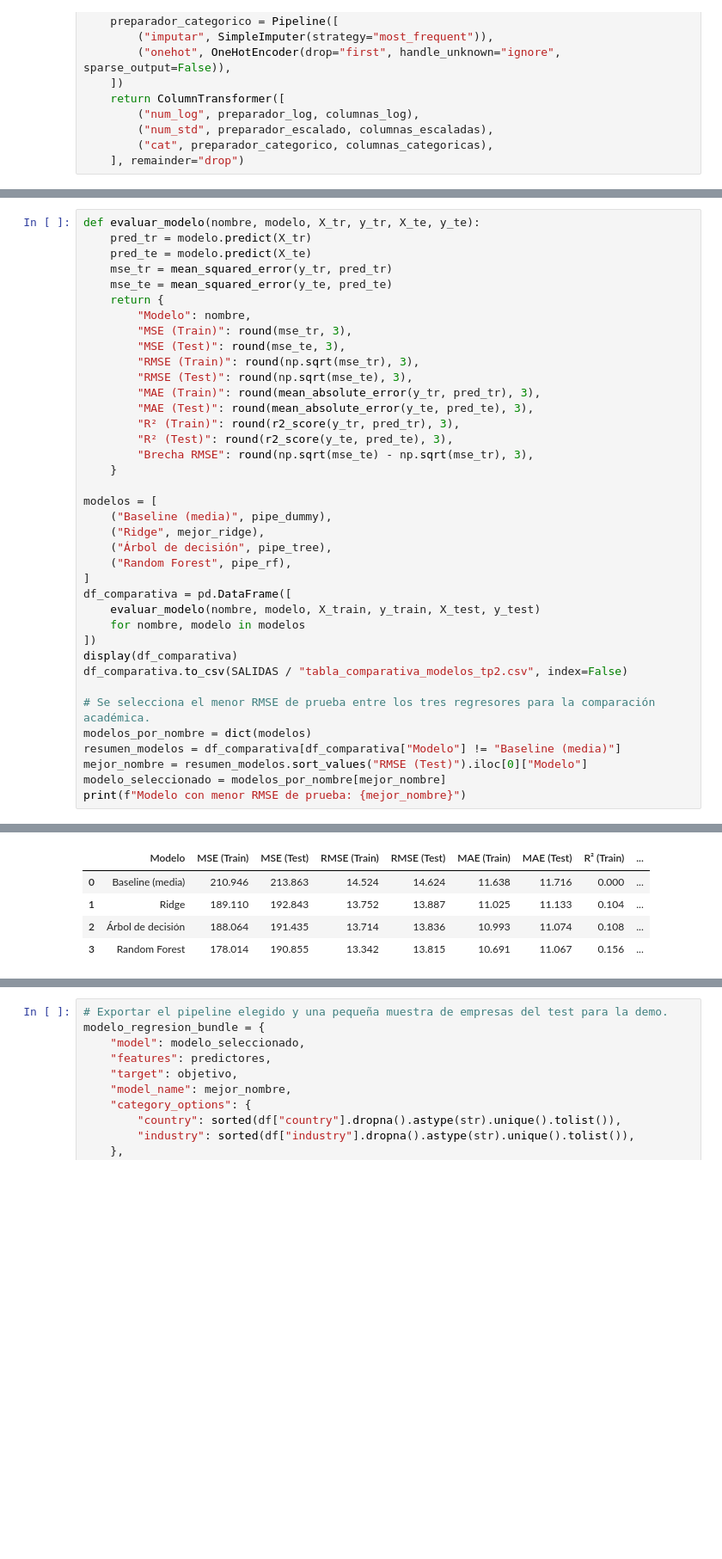
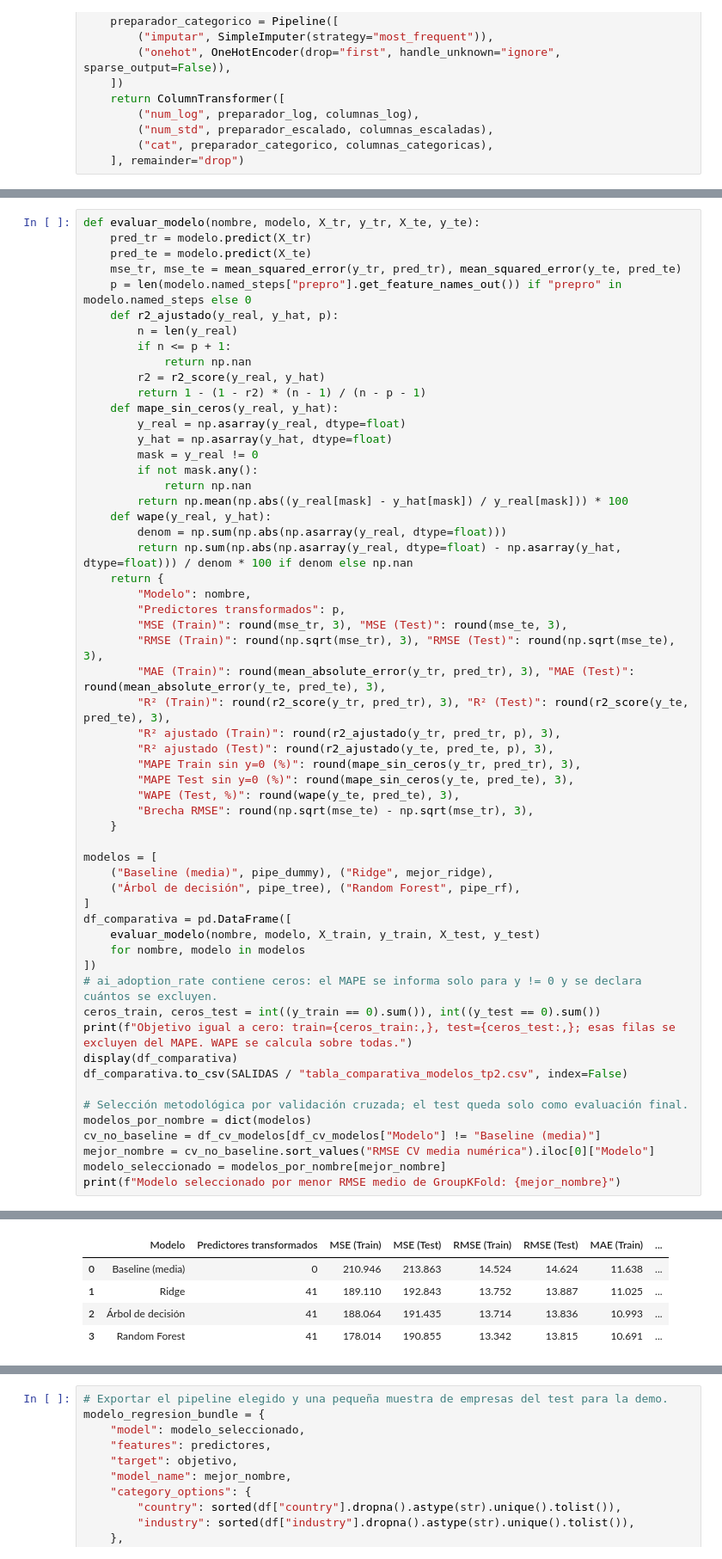
Before and after one commit to TaniaGorosito/aa-2026-entorno, a Jupyter notebook: proyecto_equipo/notebooks/05_regresion.ipynb, the cells around one changed output, grey strips where cells are left out. Shown at 86% size. Cells and saved outputs as stored; diff of their text form; blank space fills up the shorter version.

```diff
--- a/proyecto_equipo/notebooks/05_regresion.ipynb
+++ b/proyecto_equipo/notebooks/05_regresion.ipynb
@@ -140,38 +203,57 @@ Ridge, árbol de decisión y Random Forest entrenados.
 def evaluar_modelo(nombre, modelo, X_tr, y_tr, X_te, y_te):
     pred_tr = modelo.predict(X_tr)
     pred_te = modelo.predict(X_te)
-    mse_tr = mean_squared_error(y_tr, pred_tr)
-    mse_te = mean_squared_error(y_te, pred_te)
+    mse_tr, mse_te = mean_squared_error(y_tr, pred_tr), mean_squared_error(y_te, pred_te)
+    p = len(modelo.named_steps["prepro"].get_feature_names_out()) if "prepro" in modelo.named_steps else 0
+    def r2_ajustado(y_real, y_hat, p):
+        n = len(y_real)
+        if n <= p + 1:
+            return np.nan
+        r2 = r2_score(y_real, y_hat)
+        return 1 - (1 - r2) * (n - 1) / (n - p - 1)
+    def mape_sin_ceros(y_real, y_hat):
+        y_real = np.asarray(y_real, dtype=float)
+        y_hat = np.asarray(y_hat, dtype=float)
+        mask = y_real != 0
+        if not mask.any():
+            return np.nan
+        return np.mean(np.abs((y_real[mask] - y_hat[mask]) / y_real[mask])) * 100
+    def wape(y_real, y_hat):
+        denom = np.sum(np.abs(np.asarray(y_real, dtype=float)))
+        return np.sum(np.abs(np.asarray(y_real, dtype=float) - np.asarray(y_hat, dtype=float))) / denom * 100 if denom else np.nan
     return {
         "Modelo": nombre,
-        "MSE (Train)": round(mse_tr, 3),
-        "MSE (Test)": round(mse_te, 3),
-        "RMSE (Train)": round(np.sqrt(mse_tr), 3),
-        "RMSE (Test)": round(np.sqrt(mse_te), 3),
-        "MAE (Train)": round(mean_absolute_error(y_tr, pred_tr), 3),
-        "MAE (Test)": round(mean_absolute_error(y_te, pred_te), 3),
-        "R² (Train)": round(r2_score(y_tr, pred_tr), 3),
-        "R² (Test)": round(r2_score(y_te, pred_te), 3),
+        "Predictores transformados": p,
+        "MSE (Train)": round(mse_tr, 3), "MSE (Test)": round(mse_te, 3),
+        "RMSE (Train)": round(np.sqrt(mse_tr), 3), "RMSE (Test)": round(np.sqrt(mse_te), 3),
+        "MAE (Train)": round(mean_absolute_error(y_tr, pred_tr), 3), "MAE (Test)": round(mean_absolute_error(y_te, pred_te), 3),
+        "R² (Train)": round(r2_score(y_tr, pred_tr), 3), "R² (Test)": round(r2_score(y_te, pred_te), 3),
+        "R² ajustado (Train)": round(r2_ajustado(y_tr, pred_tr, p), 3),
+        "R² ajustado (Test)": round(r2_ajustado(y_te, pred_te, p), 3),
+        "MAPE Train sin y=0 (%)": round(mape_sin_ceros(y_tr, pred_tr), 3),
+        "MAPE Test sin y=0 (%)": round(mape_sin_ceros(y_te, pred_te), 3),
+        "WAPE (Test, %)": round(wape(y_te, pred_te), 3),
         "Brecha RMSE": round(np.sqrt(mse_te) - np.sqrt(mse_tr), 3),
     }
 
 modelos = [
-    ("Baseline (media)", pipe_dummy),
-    ("Ridge", mejor_ridge),
-    ("Árbol de decisión", pipe_tree),
-    ("Random Forest", pipe_rf),
+    ("Baseline (media)", pipe_dummy), ("Ridge", mejor_ridge),
+    ("Árbol de decisión", pipe_tree), ("Random Forest", pipe_rf),
 ]
 df_comparativa = pd.DataFrame([
     evaluar_modelo(nombre, modelo, X_train, y_train, X_test, y_test)
     for nombre, modelo in modelos
 ])
+# ai_adoption_rate contiene ceros: el MAPE se informa solo para y != 0 y se declara cuántos se excluyen.
+ceros_train, ceros_test = int((y_train == 0).sum()), int((y_test == 0).sum())
+print(f"Objetivo igual a cero: train={ceros_train:,}, test={ceros_test:,}; esas filas se excluyen del MAPE. WAPE se calcula sobre todas.")
 display(df_comparativa)
 df_comparativa.to_csv(SALIDAS / "tabla_comparativa_modelos_tp2.csv", index=False)
 
-# Se selecciona el menor RMSE de prueba entre los tres regresores para la comparación académica.
+# Selección metodológica por validación cruzada; el test queda solo como evaluación final.
 modelos_por_nombre = dict(modelos)
-resumen_modelos = df_comparativa[df_comparativa["Modelo"] != "Baseline (media)"]
-mejor_nombre = resumen_modelos.sort_values("RMSE (Test)").iloc[0]["Modelo"]
+cv_no_baseline = df_cv_modelos[df_cv_modelos["Modelo"] != "Baseline (media)"]
+mejor_nombre = cv_no_baseline.sort_values("RMSE CV media numérica").iloc[0]["Modelo"]
 modelo_seleccionado = modelos_por_nombre[mejor_nombre]
-print(f"Modelo con menor RMSE de prueba: {mejor_nombre}")
+print(f"Modelo seleccionado por menor RMSE medio de GroupKFold: {mejor_nombre}")
 # %% [output]
@@ -178,5 +261,5 @@ print(f"Modelo con menor RMSE de prueba: {mejor_nombre}")
-|  | Modelo | MSE (Train) | MSE (Test) | RMSE (Train) | RMSE (Test) | MAE (Train) | MAE (Test) | R² (Train) | ... |
-| 0 | Baseline (media) | 210.946 | 213.863 | 14.524 | 14.624 | 11.638 | 11.716 | 0.000 | ... |
-| 1 | Ridge | 189.110 | 192.843 | 13.752 | 13.887 | 11.025 | 11.133 | 0.104 | ... |
-| 2 | Árbol de decisión | 188.064 | 191.435 | 13.714 | 13.836 | 10.993 | 11.074 | 0.108 | ... |
-| 3 | Random Forest | 178.014 | 190.855 | 13.342 | 13.815 | 10.691 | 11.067 | 0.156 | ... |
+|  | Modelo | Predictores transformados | MSE (Train) | MSE (Test) | RMSE (Train) | RMSE (Test) | MAE (Train) | ... |
+| 0 | Baseline (media) | 0 | 210.946 | 213.863 | 14.524 | 14.624 | 11.638 | ... |
+| 1 | Ridge | 41 | 189.110 | 192.843 | 13.752 | 13.887 | 11.025 | ... |
+| 2 | Árbol de decisión | 41 | 188.064 | 191.435 | 13.714 | 13.836 | 10.993 | ... |
+| 3 | Random Forest | 41 | 178.014 | 190.855 | 13.342 | 13.815 | 10.691 | ... |
```
Also changed, not shown: parts of 5 cells of this notebook, 2 other files.
